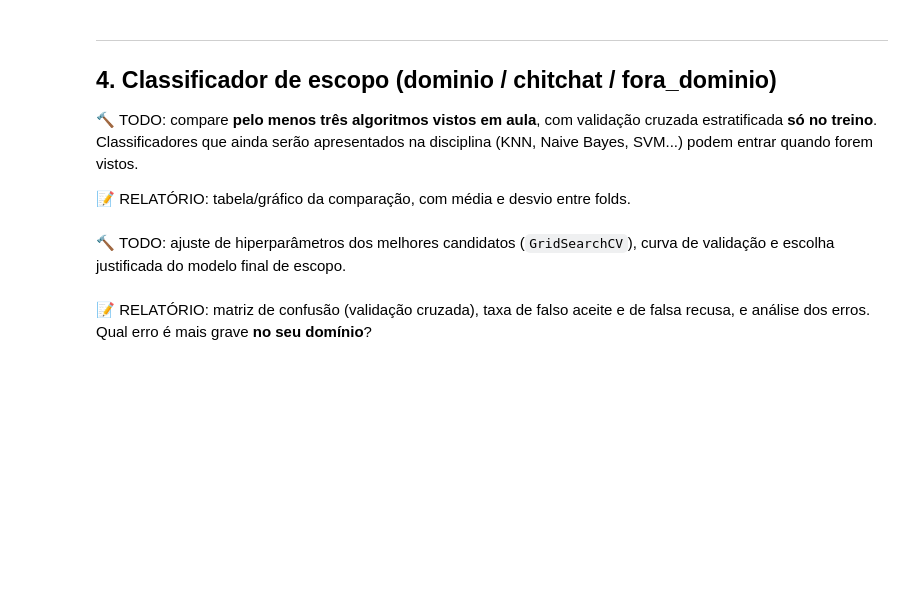
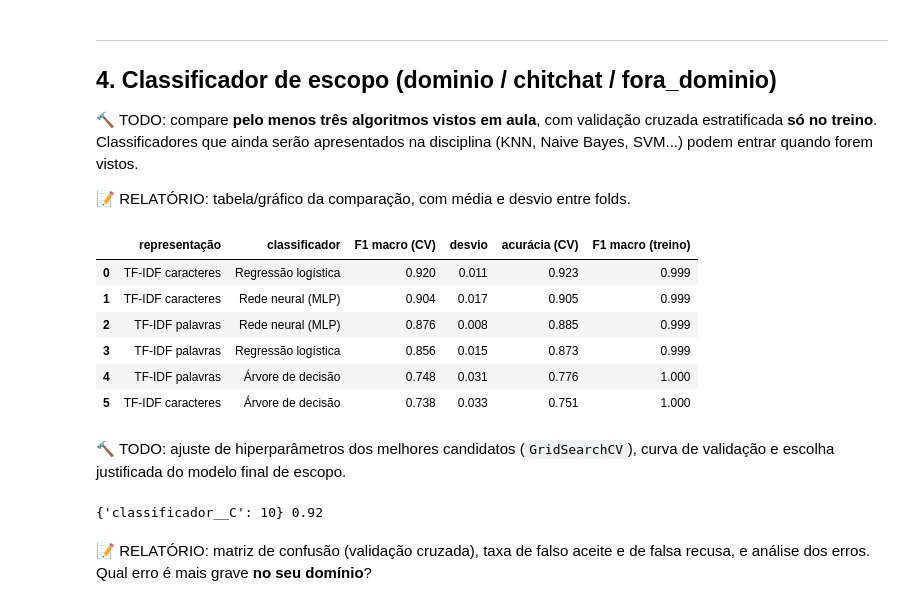
Before and after one commit to bmnogueira-ufms/IA-2026-02-TP-Chatbot, a Jupyter notebook: notebooks/01_trabalho_grupo.ipynb, the cells around one changed output. Saved outputs shown, nothing was run; the diff lists cells and outputs as text; code cells hidden in the pictures; blank space fills up the shorter version.

```diff
--- a/notebooks/01_trabalho_grupo.ipynb
+++ b/notebooks/01_trabalho_grupo.ipynb
@@ -178,31 +213,39 @@ vistos.
 # %%
 cv = StratifiedKFold(n_splits=5, shuffle=True, random_state=RANDOM_STATE)
 
 CLASSIFICADORES = {
     "Regressão logística": lambda: LogisticRegression(C=10, max_iter=2000),
     "Rede neural (MLP)": lambda: MLPClassifier(hidden_layer_sizes=(64,), alpha=1e-3, max_iter=600,
                                                random_state=RANDOM_STATE),
     "Árvore de decisão": lambda: DecisionTreeClassifier(random_state=RANDOM_STATE),
     # 🔨 TODO: acrescente outros
 }
 
 
 def comparar(textos, rotulos):
     linhas = []
     for nome_rep, rep in REPRESENTACOES.items():
         for nome_clf, clf in CLASSIFICADORES.items():
             pipe = Pipeline([("vetorizador", rep()), ("classificador", clf())])
             r = cross_validate(pipe, textos, rotulos, cv=cv, scoring=["f1_macro", "accuracy"],
-                               return_train_score=True, n_jobs=-1)
+                               return_train_score=True, n_jobs=1)
             linhas.append({"representação": nome_rep, "classificador": nome_clf,
                            "F1 macro (CV)": r["test_f1_macro"].mean(), "desvio": r["test_f1_macro"].std(),
                            "acurácia (CV)": r["test_accuracy"].mean(),
                            "F1 macro (treino)": r["train_f1_macro"].mean()})
     return pd.DataFrame(linhas).sort_values("F1 macro (CV)", ascending=False).reset_index(drop=True)
 
 
 tab_escopo = comparar(treino["texto"], treino["escopo"])
 tab_escopo.round(3)
+# %% [output]
+|  | representação | classificador | F1 macro (CV) | desvio | acurácia (CV) | F1 macro (treino) |
+| 0 | TF-IDF caracteres | Regressão logística | 0.920 | 0.011 | 0.923 | 0.999 |
+| 1 | TF-IDF caracteres | Rede neural (MLP) | 0.904 | 0.017 | 0.905 | 0.999 |
+| 2 | TF-IDF palavras | Rede neural (MLP) | 0.876 | 0.008 | 0.885 | 0.999 |
+| 3 | TF-IDF palavras | Regressão logística | 0.856 | 0.015 | 0.873 | 0.999 |
+| 4 | TF-IDF palavras | Árvore de decisão | 0.748 | 0.031 | 0.776 | 1.000 |
+| 5 | TF-IDF caracteres | Árvore de decisão | 0.738 | 0.033 | 0.751 | 1.000 |
 # %% [markdown]
 🔨 TODO: ajuste de hiperparâmetros dos melhores candidatos (`GridSearchCV`), curva
 de validação e escolha justificada do modelo final de escopo.
@@ -211,11 +254,13 @@ de validação e escolha justificada do modelo final de escopo.
 busca_escopo = GridSearchCV(
     Pipeline([("vetorizador", tfidf_caracteres()), ("classificador", LogisticRegression(max_iter=2000))]),
     param_grid={"classificador__C": [0.1, 1, 10, 100]},
-    scoring="f1_macro", cv=cv, n_jobs=-1,
+    scoring="f1_macro", cv=cv, n_jobs=1,
 )
 busca_escopo.fit(treino["texto"], treino["escopo"])
 clf_escopo = busca_escopo.best_estimator_
 print(busca_escopo.best_params_, round(busca_escopo.best_score_, 3))
+# %% [output]
+{'classificador__C': 10} 0.92
 # %% [markdown]
 📝 RELATÓRIO: matriz de confusão (validação cruzada), taxa de falso aceite e de
 falsa recusa, e análise dos erros. Qual erro é mais grave **no seu domínio**?
```
Also changed, not shown: parts of 11 cells of this notebook, 4 other files.
